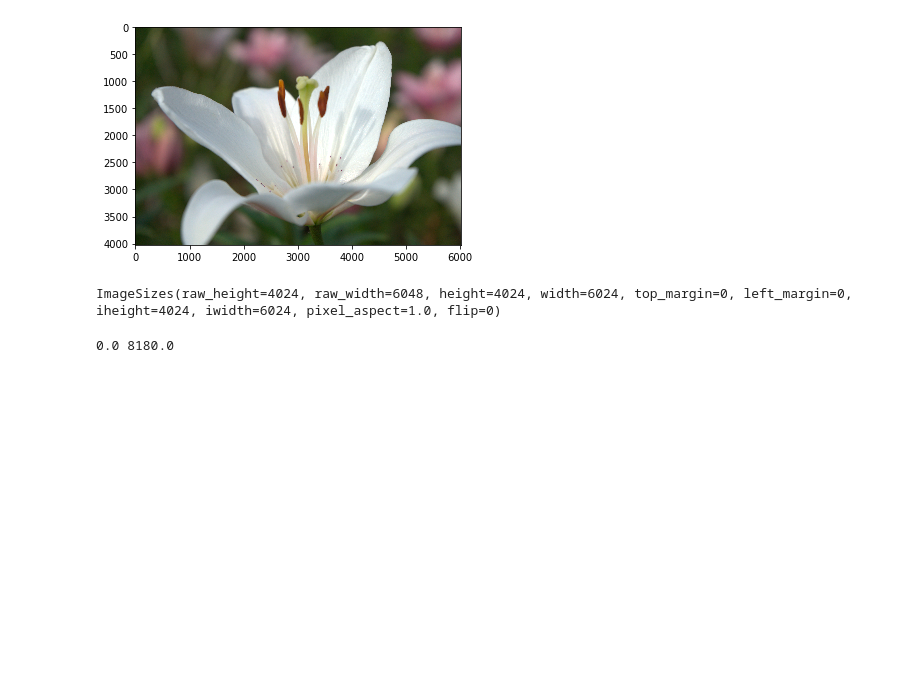
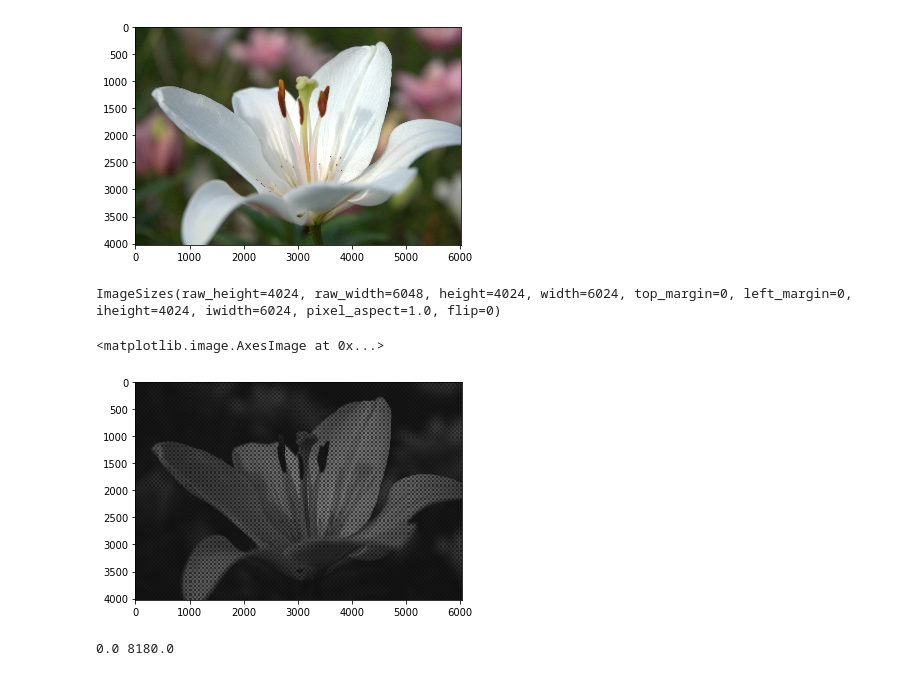
Before and after one commit to moizumi99/raw_process, a Jupyter notebook: ISP_Basic_Process.ipynb, the cells around one changed output. Drawn from its saved outputs; the diff is of its cells as text; code cells hidden in the pictures; blank space fills up the shorter version.

Commit message:
RAW image output is added
RAW data is shown as a gray scale image

```diff
--- a/ISP_Basic_Process.ipynb
+++ b/ISP_Basic_Process.ipynb
@@ -19,3 +19,12 @@ import numpy as np
 h, w = raw.sizes.raw_height, raw.sizes.raw_width
 raw_image = raw.raw_image.copy()
 raw_array = np.array(raw_image).reshape((h, w)).astype('float')
+# %%
+outimg = raw_array.copy()
+outimg = outimg.reshape((h, w))
+outimg[outimg < 0] = 0
+outimg = outimg / outimg.max()
+imshow(outimg, cmap='gray')
+# %% [output]
+<matplotlib.image.AxesImage at 0x...>
+[figure, added]
```
Also changed, not shown: parts of 2 cells of this notebook.
